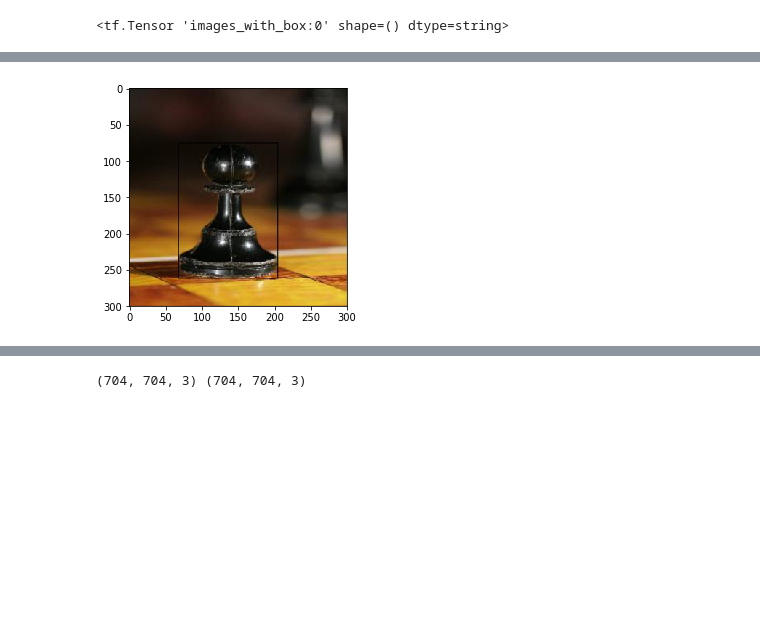
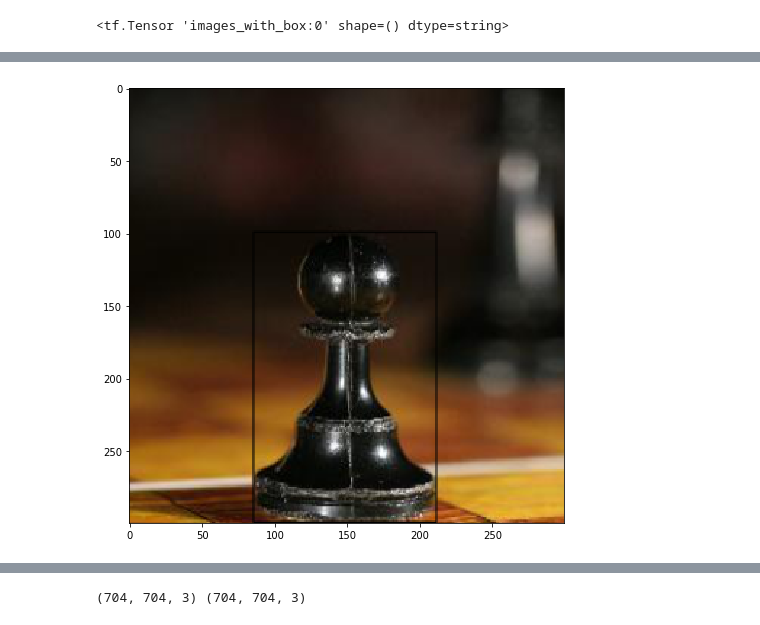
Before and after one commit to Simikamali/image_augment, a Jupyter notebook: DataAug.ipynb, the cells around one changed output, grey strips where cells are left out. Saved outputs shown, nothing was run; the diff lists cells and outputs as text; code cells hidden in the pictures; blank space fills up the shorter version.

```diff
--- a/DataAug.ipynb
+++ b/DataAug.ipynb
@@ -94,11 +95,12 @@ plt.show()
 # %%
 # Darknet / Yolo will resize the bounding box as long as it's in yolo format,
 # Cropping and resizing the object adds even more scale image augmentation. A+
+fig = plt.figure(figsize=(8,8))
 resized = transform.resize(image[-1,:,:,:]/255,[300,300,3])
 plt.imshow(resized)
 plt.show()
 # %% [output]
-[figure, old version]
+[figure, new version]
 # %%
 # SCRIPT FOR CROPPING OBJECT w/ PADDING, ROTATING AND PLACING BACK INTO ORIGINAL
 # %%
```
Also changed, not shown: parts of 11 cells of this notebook.
